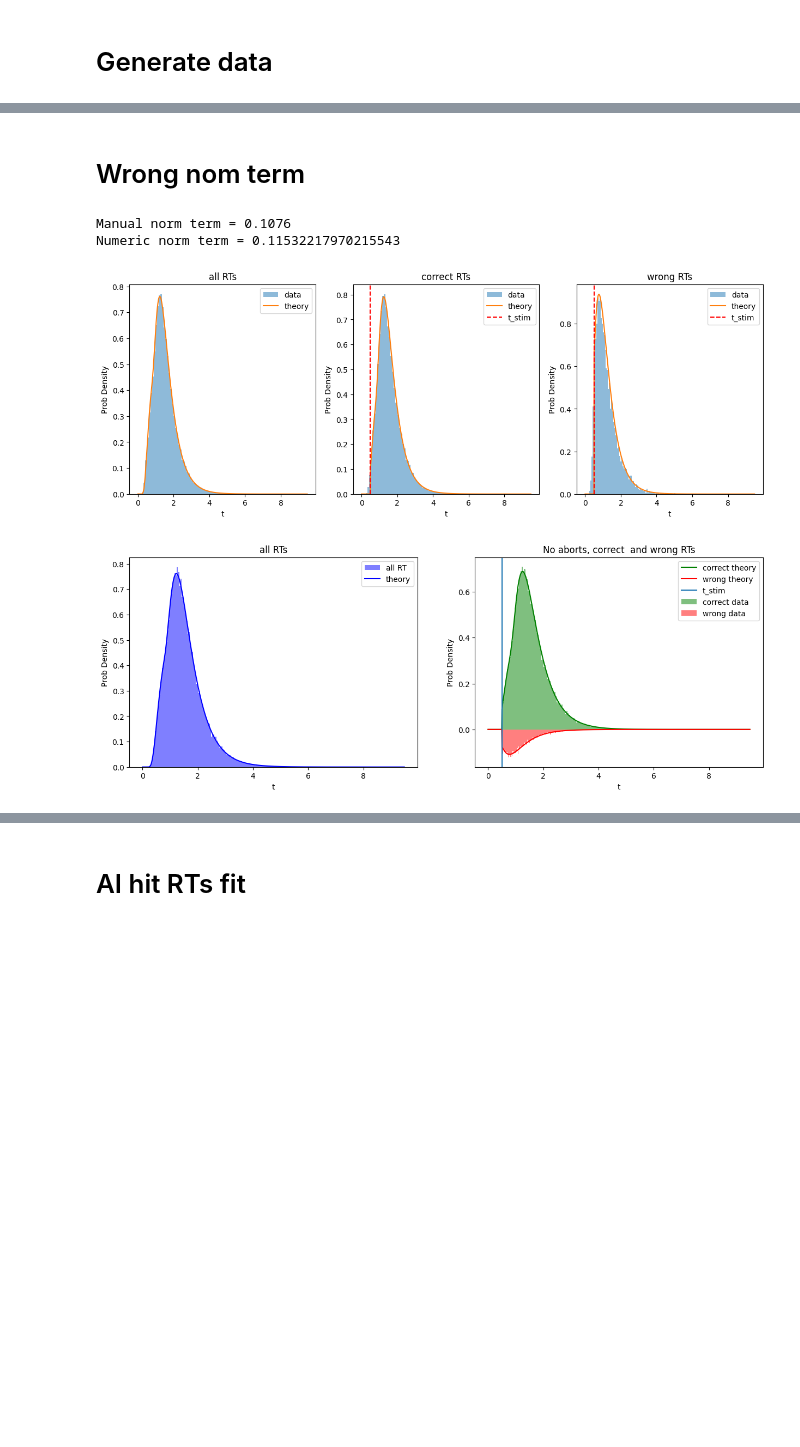
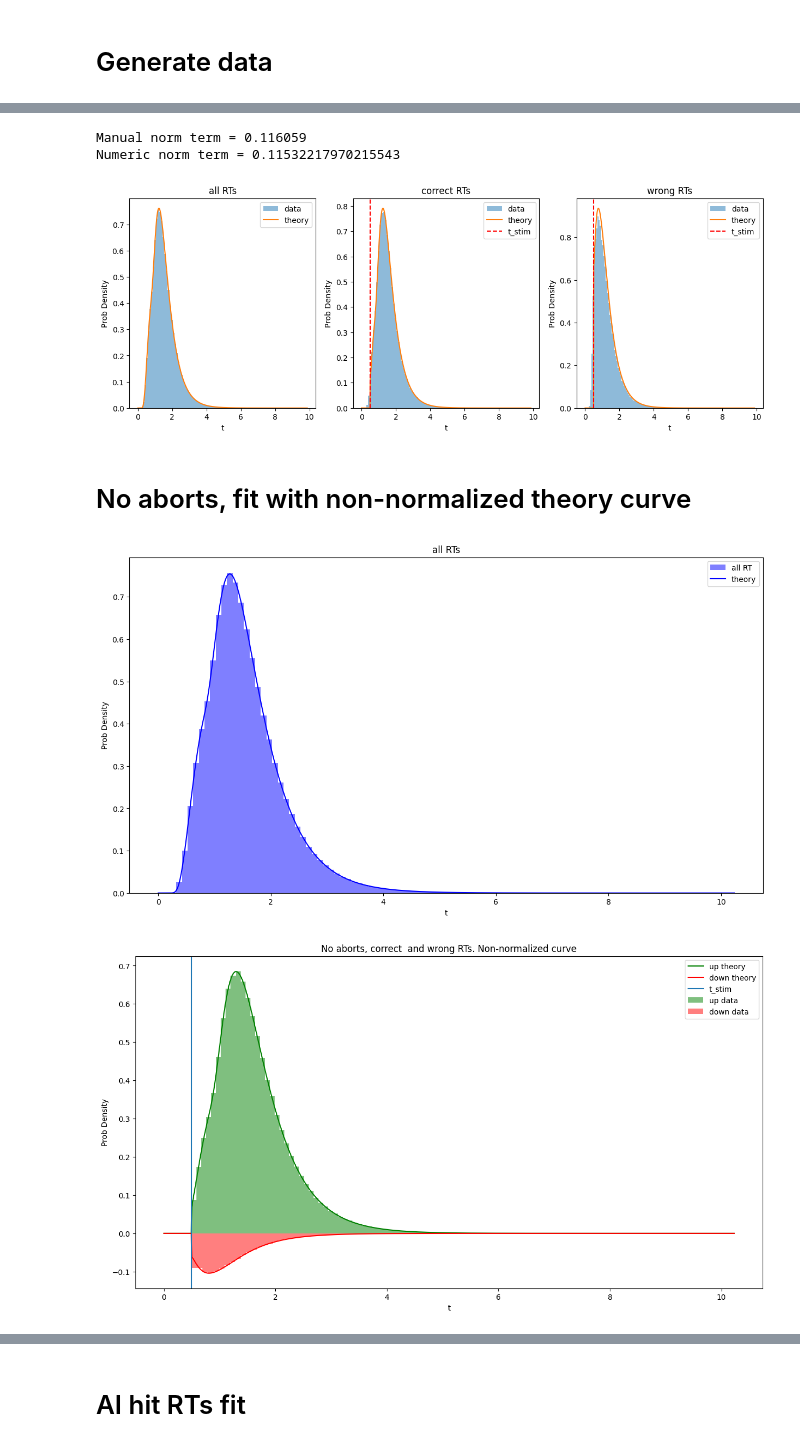
Before and after one commit to rakaar/ddm_codes, a Jupyter notebook: action_init_ddm/psiam_delay_paper_fit.ipynb, the cells around one changed output, grey strips where cells are left out. Drawn from its saved outputs; the diff is of its cells as text; code cells hidden in the pictures; blank space fills up the shorter version.

```diff
--- a/action_init_ddm/psiam_delay_paper_fit.ipynb
+++ b/action_init_ddm/psiam_delay_paper_fit.ipynb
@@ -19,16 +19,16 @@ V_A = 1; theta_A = 2;
 V_E = 1.2; theta_E = 2
 Z_E = 0
 t_stim = 0.5
-t_A_aff = 20e-3
-t_E_aff = 30e-3
-t_motor = 50e-3
+t_A_aff = 0
+t_E_aff = 0.03
+t_motor = 0.1
+dt = 1e-6
 
-
-N_sim = 1000000
+N_sim = 10000
 choices = np.zeros((N_sim, 1)); RTs = np.zeros((N_sim, 1)); is_act_resp = np.zeros((N_sim, 1))
 
 
-results = Parallel(n_jobs=-1)(delayed(simulate_psiam)(V_A, theta_A, V_E, theta_E, Z_E, t_stim, t_A_aff, t_E_aff, t_motor) for _ in range(N_sim))
+results = Parallel(n_jobs=-1)(delayed(simulate_psiam)(V_A, theta_A, V_E, theta_E, Z_E, t_stim, t_A_aff, t_E_aff, t_motor, dt) for _ in range(N_sim))
 
 choices, RTs, is_act_resp = zip(*results)
 choices = np.array(choices).reshape(-1, 1)
@@ -44,5 +44,5 @@ psiam_data = {'choices': choices, 'RTs': RTs, 'is_act_resp': is_act_resp, 'V_A':
               }
 
 
-with open('psiam_data_delay_paper_1Million.pkl', 'wb') as f: # _1 for t_stim = 0, _2 for non t_stim = 0.3
+with open('psiam_data_delay_paper_t_A_zero_t_motor_large.pkl', 'wb') as f: # _1 for t_stim = 0, _2 for non t_stim = 0.3
     pickle.dump(psiam_data, f)
@@ -49,5 +52,5 @@ with open('psiam_data_delay_paper_1Million.pkl', 'wb') as f: # _1 for t_stim = 0
 # %%
-with open('psiam_data_delay_paper_007.pkl', 'rb') as f:
+with open('psiam_data_delay_paper_1Million_t_A_zero.pkl', 'rb') as f:
     psiam_data = pickle.load(f)
 
 
@@ -236,5 +247,3 @@ Area under P_wrong = 1.072981796744443
-# %% [markdown]
-# Wrong nom term
 # %%
 def wrong_norm_fn(t, V_A, theta_A, V_E, theta_E, Z_E, K_max, t_stim, t_A_aff, t_E_aff, t_motor):
     P_A = rho_A_t_fn(t-t_A_aff-t_motor, V_A, theta_A, t_A_aff, t_motor)
@@ -259,7 +268,7 @@ wrong_norm_numeric = quad(wrong_norm_fn, 0, np.inf, args=(V_A, theta_A, V_E, the
 print(f'Manual norm term = {len(choice_down_idx_non_abort)/len(RTs)}')
 print(f'Numeric norm term = {wrong_norm_numeric}')
 # %% [output]
-Manual norm term = 0.1076
+Manual norm term = 0.116059
 Numeric norm term = 0.11532217970215543
 # %%
 plt.figure(figsize=(15, 5))
@@ -284,21 +293,25 @@ plt.axvline(x=t_stim, label='t_stim',linestyle='--', color='r')
 plt.legend();
 plt.xlabel('t'); plt.ylabel('Prob Density');plt.title('wrong RTs');
 # %% [output]
-[figure, old version]
+[figure, new version]
+# %% [markdown]
+# No aborts, fit with non-normalized theory curve
 # %%
-plt.figure(figsize=(15, 5))
+t_pts = np.linspace(0.001, max(RTs), 1000)
 
-plt.subplot(1,2,1)
+
+
+plt.figure(figsize=(15, 8))
 # histogram for all
-plt.hist(RTs, bins=250, alpha=0.5, label='all RT', density=True, color='b');
+plt.hist(RTs, bins=100, alpha=0.5, label='all RT', density=True, color='b');
 plt.plot(t_pts, P_all, label='theory', color='b');
 plt.legend();
 plt.xlabel('t'); plt.ylabel('Prob Density');plt.title('all RTs');
 
 
-plt.subplot(1,2,2)
+plt.figure(figsize=(15, 8))
 # np.histogram for RTs_up
-hist, bin_edges = np.histogram(RTs_up_non_abort, bins=250, density=True)
+hist, bin_edges = np.histogram(RTs_up_non_abort, bins=100, density=True)
 frac_of_corrects = len(RTs_up_non_abort)/len(RTs)
 hist *= frac_of_corrects
 bin_centers = (bin_edges[1:] + bin_edges[:-1])/2
@@ -320,37 +333,38 @@ C_A = [cum_A_t_fn(t-t_A_aff-t_motor, V_A, theta_A, t_A_aff, t_motor) for t in t_
 P_A = np.array(P_A); P_EA_btn_1_2 = np.array(P_EA_btn_1_2); P_E_plus = np.array(P_E_plus); C_A = np.array(C_A)
 P_correct_unnorm = (P_A*(P_EA_btn_1_2 + P_E_plus_cum) + P_E_plus*(1-C_A))
 
-plt.bar(bin_centers, hist, width=np.diff(bin_edges),label='correct data', alpha=0.5, color='g');
-plt.plot(t_pts, P_correct_unnorm, label='correct theory', color='g');
+plt.bar(bin_centers, hist, width=np.diff(bin_edges),label='up data', alpha=0.5, color='g');
+plt.plot(t_pts, P_correct_unnorm, label='up theory', color='g');
 
 
 # np.histogram for RTs_down
-hist, bin_edges = np.histogram(RTs_down_non_abort, bins=250, density=True)
+hist, bin_edges = np.histogram(RTs_down_non_abort, bins=100, density=True)
 frac_of_wrongs = len(RTs_down_non_abort)/len(RTs)
 hist *= frac_of_wrongs
 bin_centers = (bin_edges[1:] + bin_edges[:-1])/2
 
 P_A = [rho_A_t_fn(t-t_A_aff-t_motor, V_A, theta_A, t_A_aff, t_motor) for t in t_pts]
 P_EA_btn_0_1 = [P_small_t_btn_x1_x2(0, 1, t-t_stim, V_E, theta_E, Z_E, K_max, t_stim, t_E_aff, t_motor) for t in t_pts]
 P_E_minus_cum = np.zeros(len(t_pts))
 for i,t in enumerate(t_pts):
     t1 = t - t_motor - t_stim - t_E_aff
     t2 = t - t_stim
     if t1 < 0:
         t1 = 0
     P_E_minus_cum[i] = quad(rho_E_minus_small_t_NORM_fn, t1, t2, args=(V_E, theta_E, K_max, t_stim, Z_E, t_E_aff, t_motor))[0]
 
 
 P_E_minus = [rho_E_minus_small_t_NORM_fn(t-t_stim-t_E_aff-t_motor, V_E, theta_E, K_max, t_stim, Z_E, t_E_aff, t_motor) for t in t_pts]
 C_A = [cum_A_t_fn(t-t_A_aff-t_motor, V_A, theta_A, t_A_aff, t_motor) for t in t_pts]
 
 P_A = np.array(P_A); P_EA_btn_0_1 = np.array(P_EA_btn_0_1); P_E_minus = np.array(P_E_minus); C_A = np.array(C_A)
 P_wrong_unnorm = (P_A*(P_EA_btn_0_1+P_E_minus_cum) + P_E_minus*(1-C_A))
 
-plt.bar(bin_centers, -hist, width=np.diff(bin_edges),label='wrong data', alpha=0.5, color='r');
-plt.plot(t_pts, -P_wrong_unnorm, label='wrong theory', color='r');
+plt.bar(bin_centers, -hist, width=np.diff(bin_edges),label='down data', alpha=0.5, color='r');
+plt.plot(t_pts, -P_wrong_unnorm, label='down theory', color='r');
 plt.axvline(x=t_stim, label='t_stim')
 plt.legend();
-plt.xlabel('t'); plt.ylabel('Prob Density');plt.title('No aborts, correct  and wrong RTs');
+plt.xlabel('t'); plt.ylabel('Prob Density');plt.title('No aborts, correct  and wrong RTs. Non-normalized curve');
 # %% [output]
-[figure, old version]
+[figure, new version]
+[figure, added]
```
Also changed, not shown: parts of 17 cells of this notebook, 6 other files.
